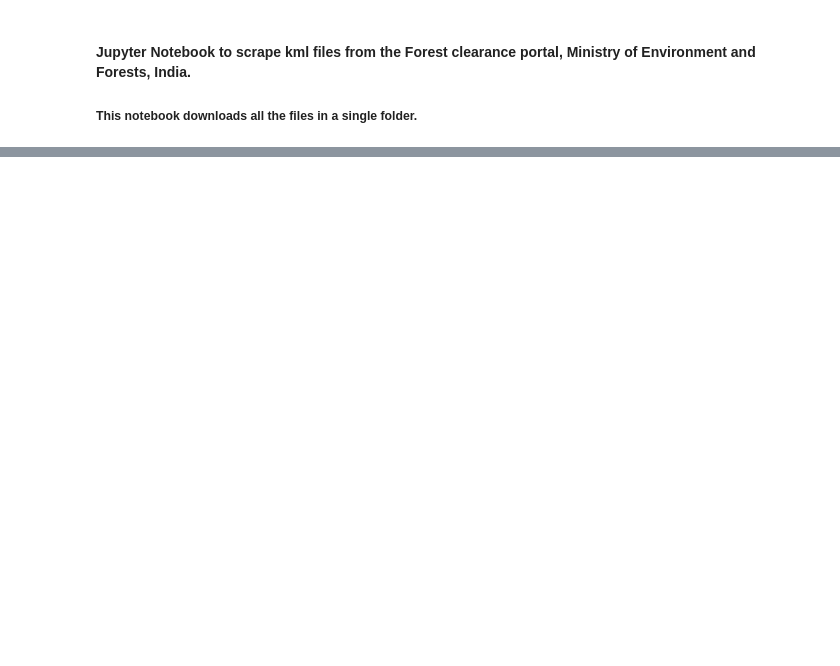
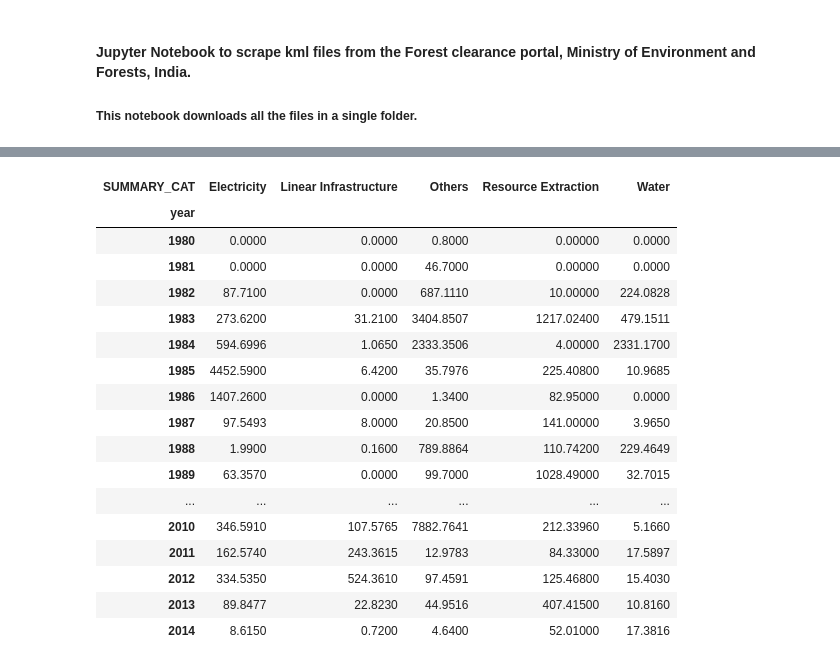
Before and after one commit to VwakeM/ForestClearanceKMLs, a Jupyter notebook: ForestLossVisualization.ipynb, the cells around one changed output, grey strips where cells are left out. Saved outputs shown, nothing was run; the diff lists cells and outputs as text; code cells hidden in the pictures; blank space fills up the shorter version.

```diff
--- a/ForestLossVisualization.ipynb
+++ b/ForestLossVisualization.ipynb
@@ -23,32 +19,57 @@ df2.plot.bar(x='year', y='area', rot=90)
 # %%
 import pandas as pd
 import os
 from itertools import cycle, islice
 import matplotlib.pyplot as plt
 
 df = pd.read_excel(os. getcwd() + '/RecordsUpto2014.xlsx', index_col=0)
 df['year'] = pd.DatetimeIndex(df['DATE_FROM_UA_TO_NODAL']).year
-
+#df['AREA_APPLIED'] = df['AREA_APPLIED'] * 0.01
 #stacked bar based on category
 #change categories
 df.loc[df['CATEGORY'] == 'DISPENSARY/HOSPITAL', 'SUMMARY_CAT'] = 'Others'
 df.loc[df['CATEGORY'] == 'SCHOOL', 'SUMMARY_CAT'] = 'Others'
 df.loc[df['CATEGORY'] == 'ENCROACHMENTS', 'SUMMARY_CAT'] = 'Others'
 df.loc[df['CATEGORY'] == 'REHABILITATION', 'SUMMARY_CAT'] = 'Others'
 df.loc[df['CATEGORY'] == 'OTHERS', 'SUMMARY_CAT'] = 'Others'
 df.loc[df['CATEGORY'] == 'HYDEL', 'SUMMARY_CAT'] = 'Electricity'
 df.loc[df['CATEGORY'] == 'TRANSMISSION LINE', 'SUMMARY_CAT'] = 'Electricity'
 df.loc[df['CATEGORY'] == 'VILLAGE ELECTRICITY', 'SUMMARY_CAT'] = 'Electricity'
 df.loc[df['CATEGORY'] == 'WIND POWER', 'SUMMARY_CAT'] = 'Electricity'
 df.loc[df['CATEGORY'] == 'IRRIGATION', 'SUMMARY_CAT'] = 'Water'
 df.loc[df['CATEGORY'] == 'DRINKING WATER', 'SUMMARY_CAT'] = 'Water'
 df.loc[df['CATEGORY'] == 'QUARRYING', 'SUMMARY_CAT'] = 'Resource Extraction'
 df.loc[df['CATEGORY'] == 'MINING', 'SUMMARY_CAT'] = 'Resource Extraction'
 df.loc[df['CATEGORY'] == 'ROAD', 'SUMMARY_CAT'] = 'Linear Infrastructure'
 df.loc[df['CATEGORY'] == 'Railway', 'SUMMARY_CAT'] = 'Linear Infrastructure'
 
+#df = df[df.year != 1995]
+#df = df[df.year != 2006]
+#df = df[df.year != 2010]
+
 #transpose data for stacked bar
-df1 = df.groupby(['year','SUMMARY_CAT']).size().unstack().fillna(0)
+df1 = df.groupby(['year','SUMMARY_CAT'])['AREA_APPLIED'].sum().unstack().fillna(0)
+df1
+#df1['AREA_APPLIED'] = df1['AREA_APPLIED'] * 0.01
+# %% [output]
+| SUMMARY_CAT | Electricity | Linear Infrastructure | Others | Resource Extraction | Water |
+| year |  |  |  |  |  |
+| 1980 | 0.0000 | 0.0000 | 0.8000 | 0.00000 | 0.0000 |
+| 1981 | 0.0000 | 0.0000 | 46.7000 | 0.00000 | 0.0000 |
+| 1982 | 87.7100 | 0.0000 | 687.1110 | 10.00000 | 224.0828 |
+| 1983 | 273.6200 | 31.2100 | 3404.8507 | 1217.02400 | 479.1511 |
+| 1984 | 594.6996 | 1.0650 | 2333.3506 | 4.00000 | 2331.1700 |
+| 1985 | 4452.5900 | 6.4200 | 35.7976 | 225.40800 | 10.9685 |
+| 1986 | 1407.2600 | 0.0000 | 1.3400 | 82.95000 | 0.0000 |
+| 1987 | 97.5493 | 8.0000 | 20.8500 | 141.00000 | 3.9650 |
+| 1988 | 1.9900 | 0.1600 | 789.8864 | 110.74200 | 229.4649 |
+| 1989 | 63.3570 | 0.0000 | 99.7000 | 1028.49000 | 32.7015 |
+| ... | ... | ... | ... | ... | ... |
+| 2010 | 346.5910 | 107.5765 | 7882.7641 | 212.33960 | 5.1660 |
+| 2011 | 162.5740 | 243.3615 | 12.9783 | 84.33000 | 17.5897 |
+| 2012 | 334.5350 | 524.3610 | 97.4591 | 125.46800 | 15.4030 |
+| 2013 | 89.8477 | 22.8230 | 44.9516 | 407.41500 | 10.8160 |
+| 2014 | 8.6150 | 0.7200 | 4.6400 | 52.01000 | 17.3816 |
 # %%
 my_colors = list(islice(cycle(['#ba7a8d', '#3940bb', '#ffd45b', '#f6b44d', '#df9671']), None, len(df)))
 
```
Also changed, not shown: parts of 4 cells of this notebook.
